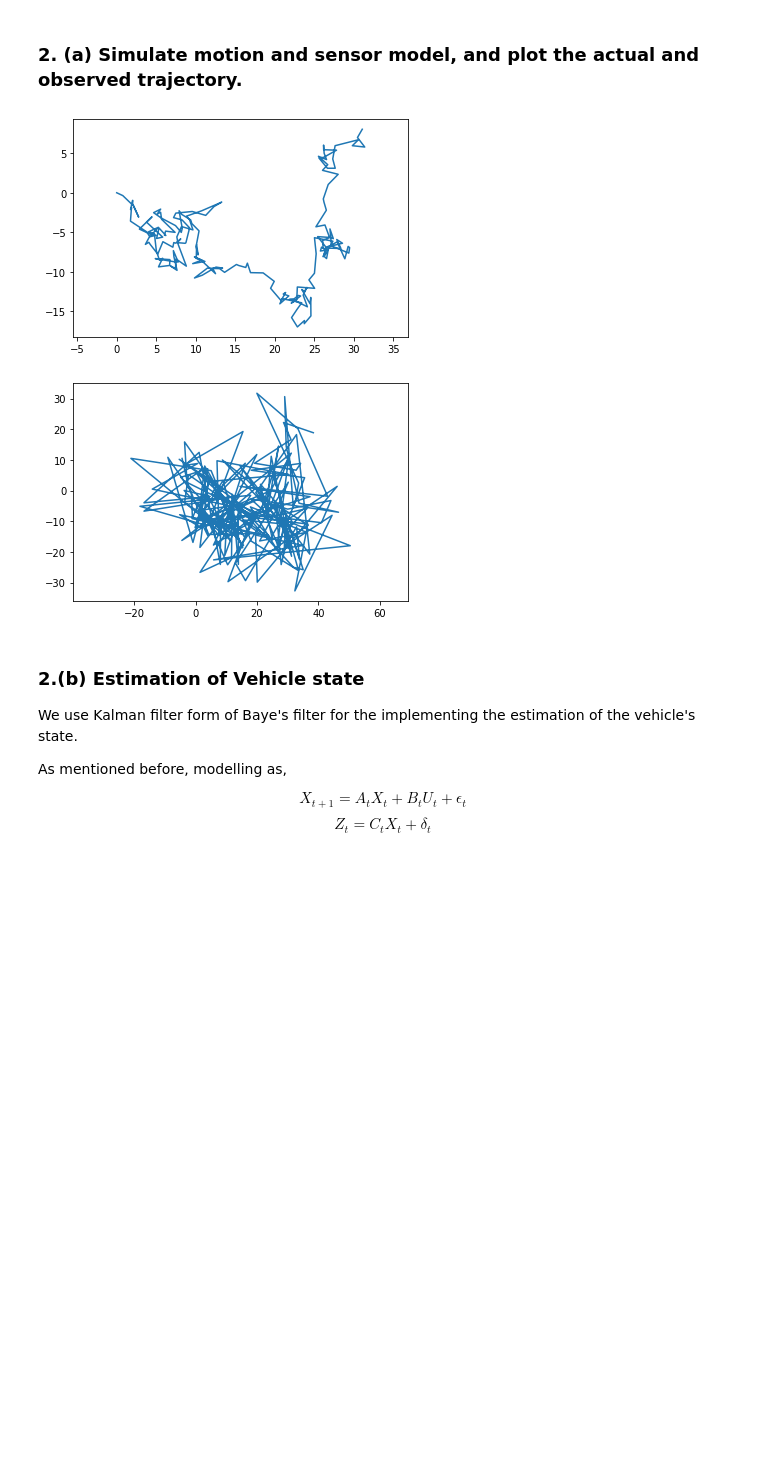
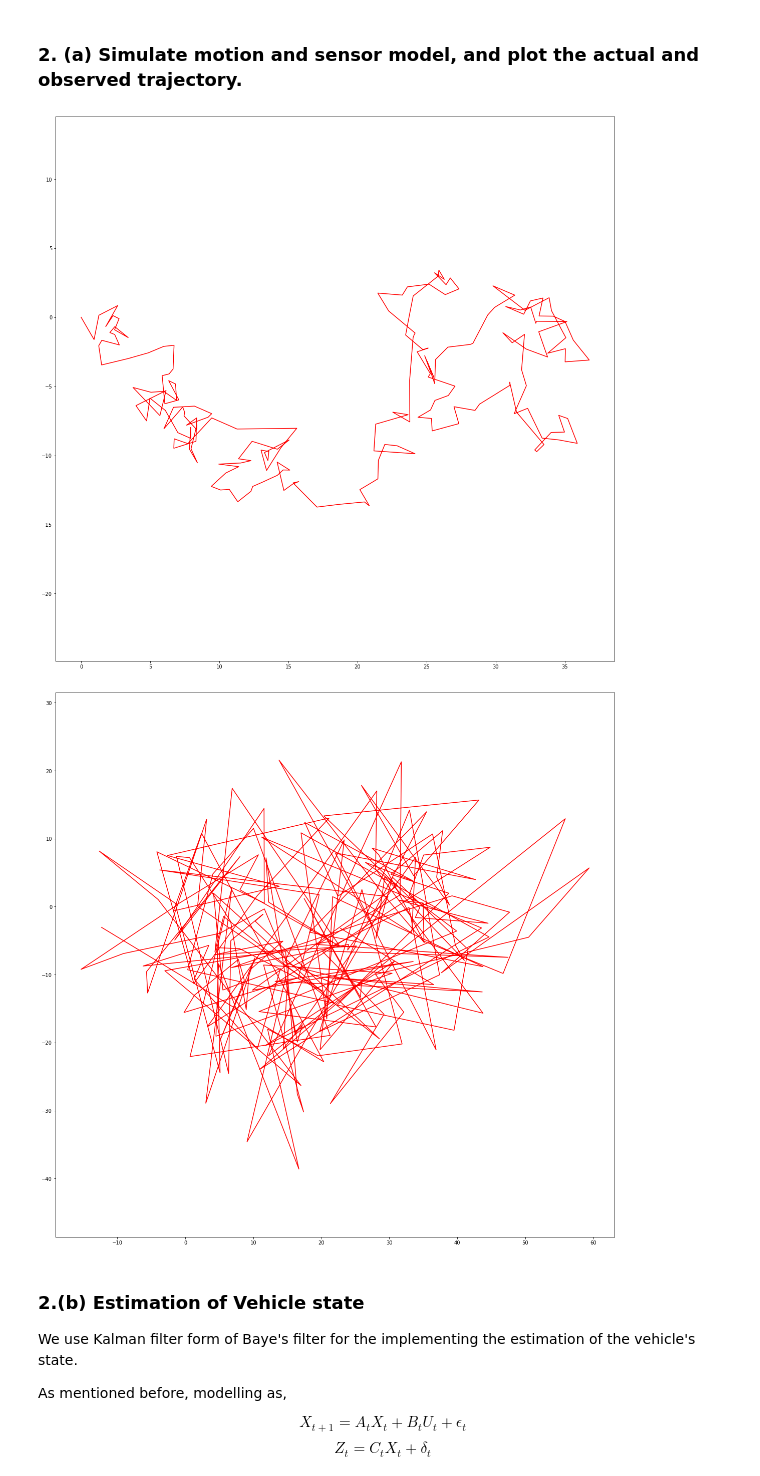
Before and after one commit to TheRealXster/COL864-Assgn1, a Jupyter notebook: A1_Q2.ipynb, the cells around one changed output. Drawn from its saved outputs; the diff is of its cells as text; code cells hidden in the pictures; blank space fills up the shorter version.

```diff
--- a/A1_Q2.ipynb
+++ b/A1_Q2.ipynb
@@ -37,7 +37,7 @@ def parameters(T=200,cov_q_const=1,cov_r_const=100):
 # %% [markdown]
 ### 2. (a)  Simulate motion and sensor model, and plot the actual and observed trajectory.
 # %%
-def zero_initializer():
+def zero_initializer(T=200):
     del_xy = np.zeros((T,2))
     X = np.zeros((4))
     return(del_xy,X)
@@ -88,37 +88,38 @@ def time_series_X(U, X_init , A,B,meu_q,cov_q):
 def time_series_X_obs(U, X , A,B,meu_r,cov_r):
 
     # Assuming deltax and deltay are 0         # CAN/DO WE MAKE THIS ASSUMPTION
     del_xy = U
 
     ep_r = np.random.multivariate_normal(meu_r,cov_r)
 
     X_obs = np.zeros((T,2))
     X_obs[0,:] = np.dot(C,X[0,:]) + ep_r
     X_obs[0,:] = np.random.multivariate_normal(meu_r,cov_r)
 
 
     for i in range(1,T):
         ep_r = np.random.multivariate_normal(meu_r,cov_r)
         X_obs[i,:] = np.dot(C,X[i,:]) + ep_r
 
     return (X_obs)
 
-def plotter(X):
+def plotter(X,plot_siz=20,clr='r'):
 
     x, y = X[:,0],X[:,1]
-    plt.plot(x, y)
+    plt.figure(figsize=(plot_siz, plot_siz))
+    plt.plot(x, y, color=clr)
     plt.axis('equal')
     plt.show()
 
 
 params = parameters()
 del_xy,X_init = zero_initializer()
 X,X_obs = time_series(del_xy,X_init,params)
 plotter(X)
 plotter(X_obs)
 # %% [output]
-[figure, old version]
+[figure, new version]
-[figure, old version]
+[figure, new version]
 # %% [markdown]
 ### 2.(b) Estimation of Vehicle state
 We use Kalman filter form of Baye's filter for the implementing the estimation of the vehicle's state.
```
Also changed, not shown: parts of 7 cells of this notebook.
